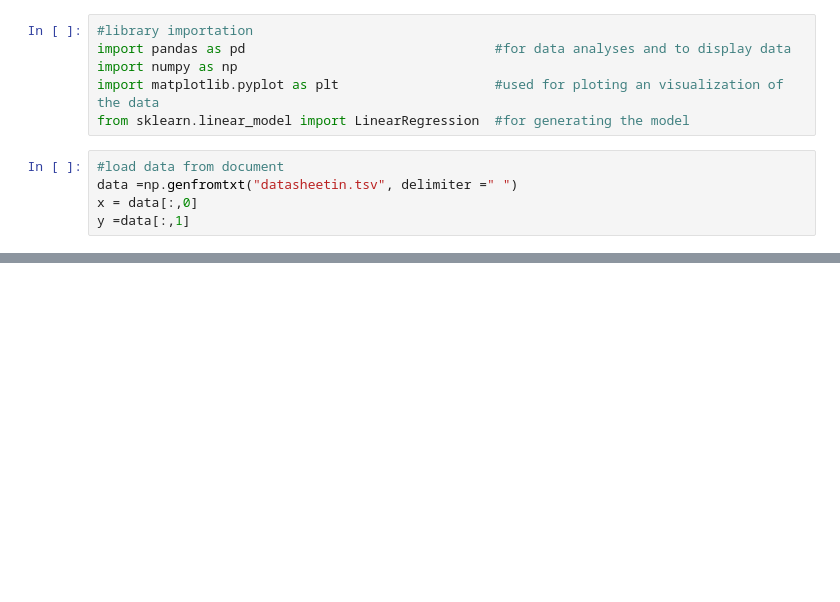
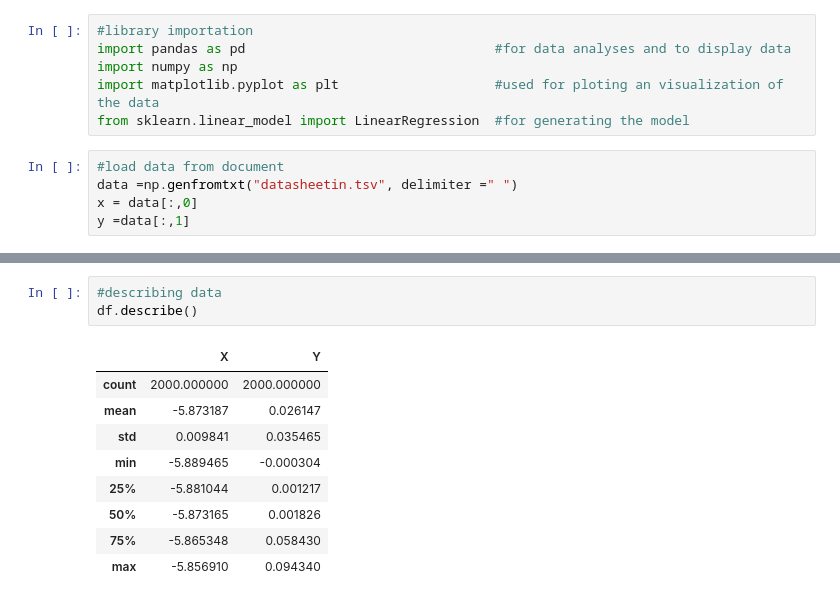
Before and after one commit to Carlglain/TanglaTec-internship, a Jupyter notebook: week1projectworking/week1.ipynb, the cells around one changed output, grey strips where cells are left out. Drawn from its saved outputs; the diff is of its cells as text; blank space fills up the shorter version.

```diff
--- a/week1projectworking/week1.ipynb
+++ b/week1projectworking/week1.ipynb
@@ -29,0 +23,13 @@ display(df)
+# %%
+#describing data
+df.describe()
+# %% [output]
+|  | X | Y |
+| count | 2000.000000 | 2000.000000 |
+| mean | -5.873187 | 0.026147 |
+| std | 0.009841 | 0.035465 |
+| min | -5.889465 | -0.000304 |
+| 25% | -5.881044 | 0.001217 |
+| 50% | -5.873165 | 0.001826 |
+| 75% | -5.865348 | 0.058430 |
+| max | -5.856910 | 0.094340 |
```
Also changed, not shown: parts of 6 cells of this notebook, 3 other files.
